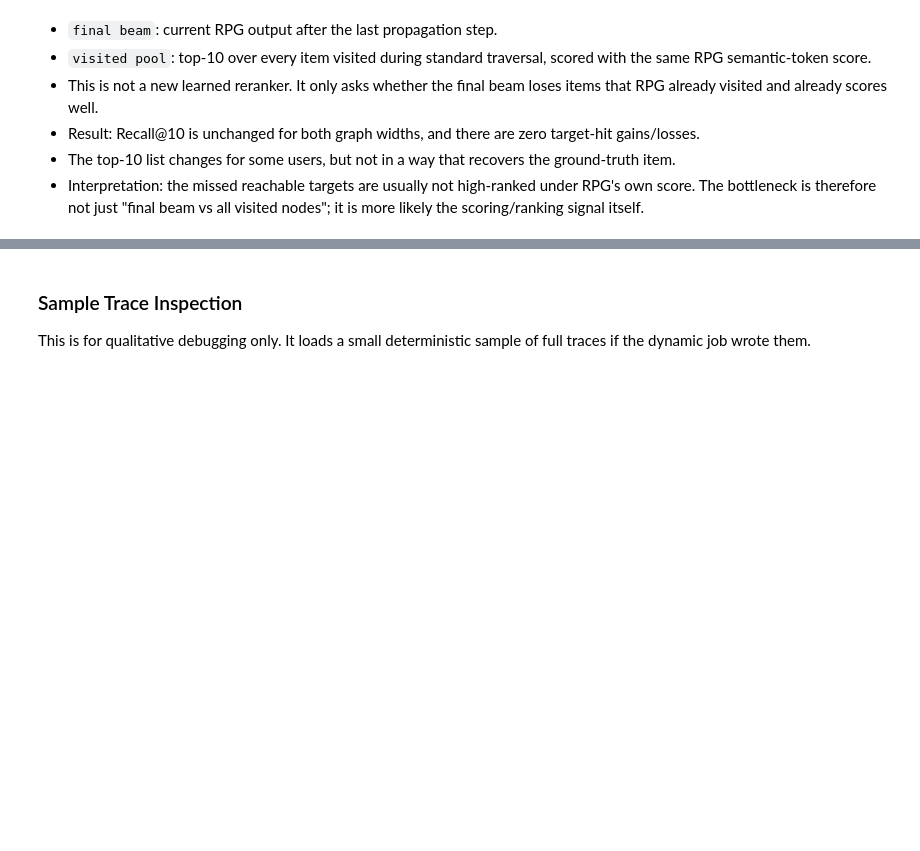
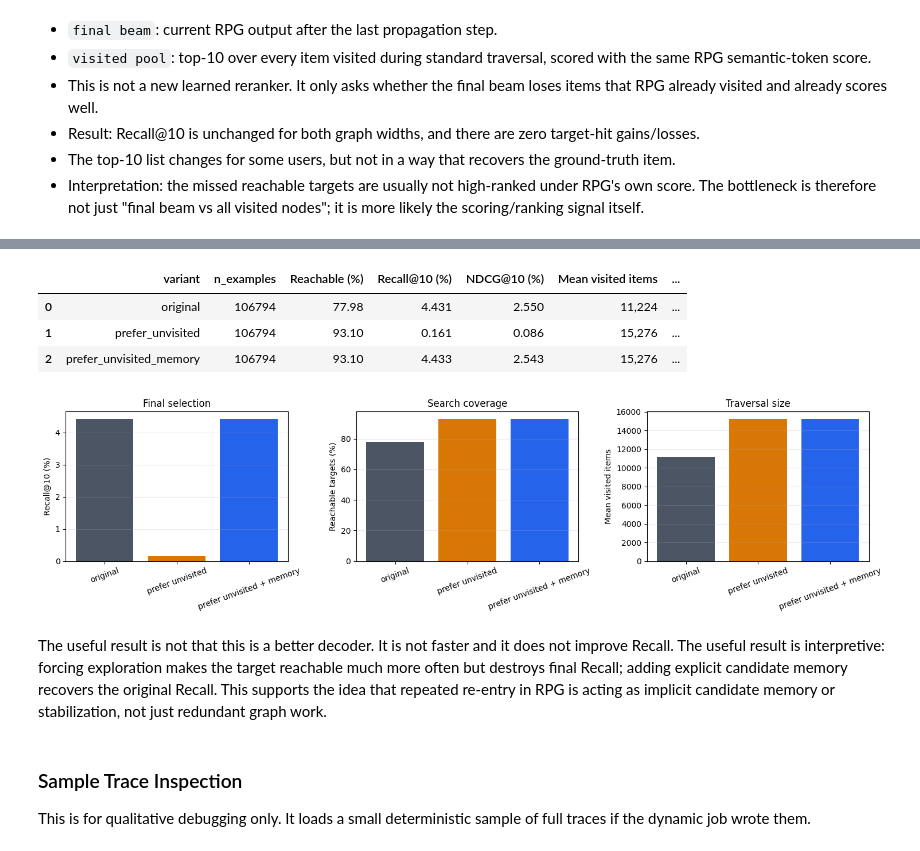
Before and after one commit to NiccoloCase/RPG-uva, a Jupyter notebook: notebooks/graph_analysis/sports_and_outdoors.ipynb, the cells around one changed output, grey strips where cells are left out. Drawn from its saved outputs; the diff is of its cells as text; code cells hidden in the pictures; blank space fills up the shorter version.

Commit message:
new results

```diff
--- a/notebooks/graph_analysis/sports_and_outdoors.ipynb
+++ b/notebooks/graph_analysis/sports_and_outdoors.ipynb
@@ -764,3 +910,76 @@ else:
+# %%
+frontier_full = SESSION / 'dynamic' / 'frontier_memory' / 'rpg_graph_analysis_sports_frontier_memory_full' / 'summaries' / 'frontier_memory_summary.csv'
+if frontier_full.is_file():
+    fm = pd.read_csv(frontier_full)
+    fm_display = fm.assign(
+        reachable_pct=100 * fm['reachable_rate'],
+        recall10_pct=100 * fm['recall@10'],
+        ndcg10_pct=100 * fm['ndcg@10'],
+    )[[
+        'variant', 'n_examples', 'reachable_pct', 'recall10_pct', 'ndcg10_pct',
+        'mean_visited_items', 'mean_frontier_duplicate_selection_rate',
+        'mean_graph_seconds_per_user', 'mean_memory_seconds_per_user',
+    ]]
+    display(
+        fm_display.rename(columns={
+            'reachable_pct': 'Reachable (%)',
+            'recall10_pct': 'Recall@10 (%)',
+            'ndcg10_pct': 'NDCG@10 (%)',
+            'mean_visited_items': 'Mean visited items',
+            'mean_frontier_duplicate_selection_rate': 'Frontier duplicate rate',
+            'mean_graph_seconds_per_user': 'Graph sec/user',
+            'mean_memory_seconds_per_user': 'Memory sec/user',
+        }).style.format({
+            'Reachable (%)': '{:.2f}',
+            'Recall@10 (%)': '{:.3f}',
+            'NDCG@10 (%)': '{:.3f}',
+            'Mean visited items': '{:,.0f}',
+            'Frontier duplicate rate': '{:.3f}',
+            'Graph sec/user': '{:.4f}',
+            'Memory sec/user': '{:.4f}',
+        })
+    )
+else:
+    print(f'Missing frontier-memory full summary: {frontier_full}')
+# %% [output]
+|  | variant | n_examples | Reachable (%) | Recall@10 (%) | NDCG@10 (%) | Mean visited items | ... |
+| 0 | original | 106794 | 77.98 | 4.431 | 2.550 | 11,224 | ... |
+| 1 | prefer_unvisited | 106794 | 93.10 | 0.161 | 0.086 | 15,276 | ... |
+| 2 | prefer_unvisited_memory | 106794 | 93.10 | 4.433 | 2.543 | 15,276 | ... |
+# %%
+if frontier_full.is_file():
+    plot_df = fm.copy()
+    labels = {
+        'original': 'original',
+        'prefer_unvisited': 'prefer unvisited',
+        'prefer_unvisited_memory': 'prefer unvisited + memory',
+    }
+    plot_df['label'] = plot_df['variant'].map(labels)
+
+    fig, axes = plt.subplots(1, 3, figsize=(15, 4))
+    axes[0].bar(plot_df['label'], 100 * plot_df['recall@10'], color=['#4b5563', '#d97706', '#2563eb'])
+    axes[0].set_title('Final selection')
+    axes[0].set_ylabel('Recall@10 (%)')
+    axes[0].tick_params(axis='x', rotation=20)
+
+    axes[1].bar(plot_df['label'], 100 * plot_df['reachable_rate'], color=['#4b5563', '#d97706', '#2563eb'])
+    axes[1].set_title('Search coverage')
+    axes[1].set_ylabel('Reachable targets (%)')
+    axes[1].tick_params(axis='x', rotation=20)
+
+    axes[2].bar(plot_df['label'], plot_df['mean_visited_items'], color=['#4b5563', '#d97706', '#2563eb'])
+    axes[2].set_title('Traversal size')
+    axes[2].set_ylabel('Mean visited items')
+    axes[2].tick_params(axis='x', rotation=20)
+
+    for ax in axes:
+        ax.grid(axis='y', alpha=0.25)
+    plt.tight_layout()
+    plt.show()
+# %% [output]
+[figure, added]
+# %% [markdown]
+The useful result is not that this is a better decoder. It is not faster and it does not improve Recall. The useful result is interpretive: forcing exploration makes the target reachable much more often but destroys final Recall; adding explicit candidate memory recovers the original Recall. This supports the idea that repeated re-entry in RPG is acting as implicit candidate memory or stabilization, not just redundant graph work.
 # %% [markdown]
 ### Sample Trace Inspection
 
```
Also changed, not shown: parts of 19 cells of this notebook, 15 other files.
